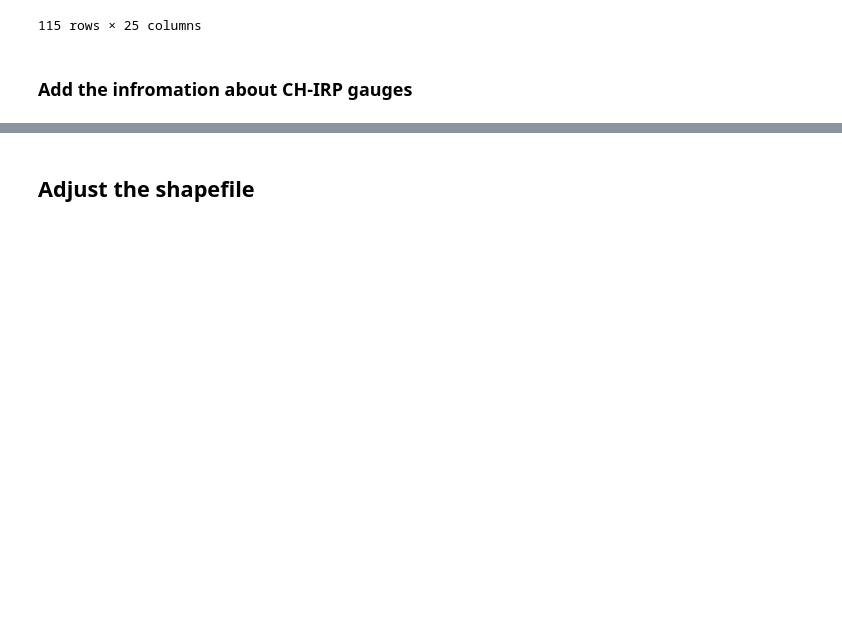
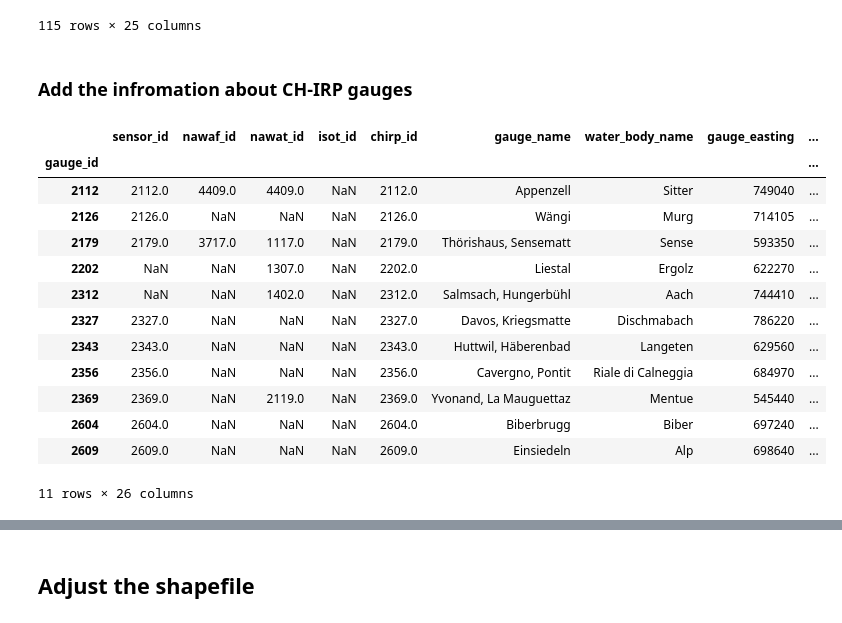
Before and after one commit to thiagovmdon/camels-ch-chem-paper, a Jupyter notebook: code/camels_ch_chem_A_metadata.ipynb, the cells around one changed output, grey strips where cells are left out. Drawn from its saved outputs; the diff is of its cells as text; code cells hidden in the pictures; blank space fills up the shorter version.

```diff
--- a/code/camels_ch_chem_A_metadata.ipynb
+++ b/code/camels_ch_chem_A_metadata.ipynb
@@ -322,3 +322,20 @@ gauge_ids_list = [f.stem for f in path_isot.glob("*.isoStrm") if f.stem.isdigit(
 gauge_ids_list = list(map(int, gauge_ids_list))  # Convert to integers if your index is int
 gauge_series = pd.Series(gauge_ids_list, index=gauge_ids_list)
 network_camels_ch_chem["chirp_id"] = network_camels_ch_chem.index.map(gauge_series)
+# %%
+network_camels_ch_chem[~network_camels_ch_chem.index.map(gauge_series).isna()]
+# %% [output]
+|  | sensor_id | nawaf_id | nawat_id | isot_id | chirp_id | gauge_name | water_body_name | gauge_easting | ... |
+| gauge_id |  |  |  |  |  |  |  |  | ... |
+| 2112 | 2112.0 | 4409.0 | 4409.0 | NaN | 2112.0 | Appenzell | Sitter | 749040 | ... |
+| 2126 | 2126.0 | NaN | NaN | NaN | 2126.0 | Wängi | Murg | 714105 | ... |
+| 2179 | 2179.0 | 3717.0 | 1117.0 | NaN | 2179.0 | Thörishaus, Sensematt | Sense | 593350 | ... |
+| 2202 | NaN | NaN | 1307.0 | NaN | 2202.0 | Liestal | Ergolz | 622270 | ... |
+| 2312 | NaN | NaN | 1402.0 | NaN | 2312.0 | Salmsach, Hungerbühl | Aach | 744410 | ... |
+| 2327 | 2327.0 | NaN | NaN | NaN | 2327.0 | Davos, Kriegsmatte | Dischmabach | 786220 | ... |
+| 2343 | 2343.0 | NaN | NaN | NaN | 2343.0 | Huttwil, Häberenbad | Langeten | 629560 | ... |
+| 2356 | 2356.0 | NaN | NaN | NaN | 2356.0 | Cavergno, Pontit | Riale di Calneggia | 684970 | ... |
+| 2369 | 2369.0 | NaN | 2119.0 | NaN | 2369.0 | Yvonand, La Mauguettaz | Mentue | 545440 | ... |
+| 2604 | 2604.0 | NaN | NaN | NaN | 2604.0 | Biberbrugg | Biber | 697240 | ... |
+| 2609 | 2609.0 | NaN | NaN | NaN | 2609.0 | Einsiedeln | Alp | 698640 | ... |
+11 rows × 26 columns
```
Also changed, not shown: parts of 2 cells of this notebook, 3 other files.
